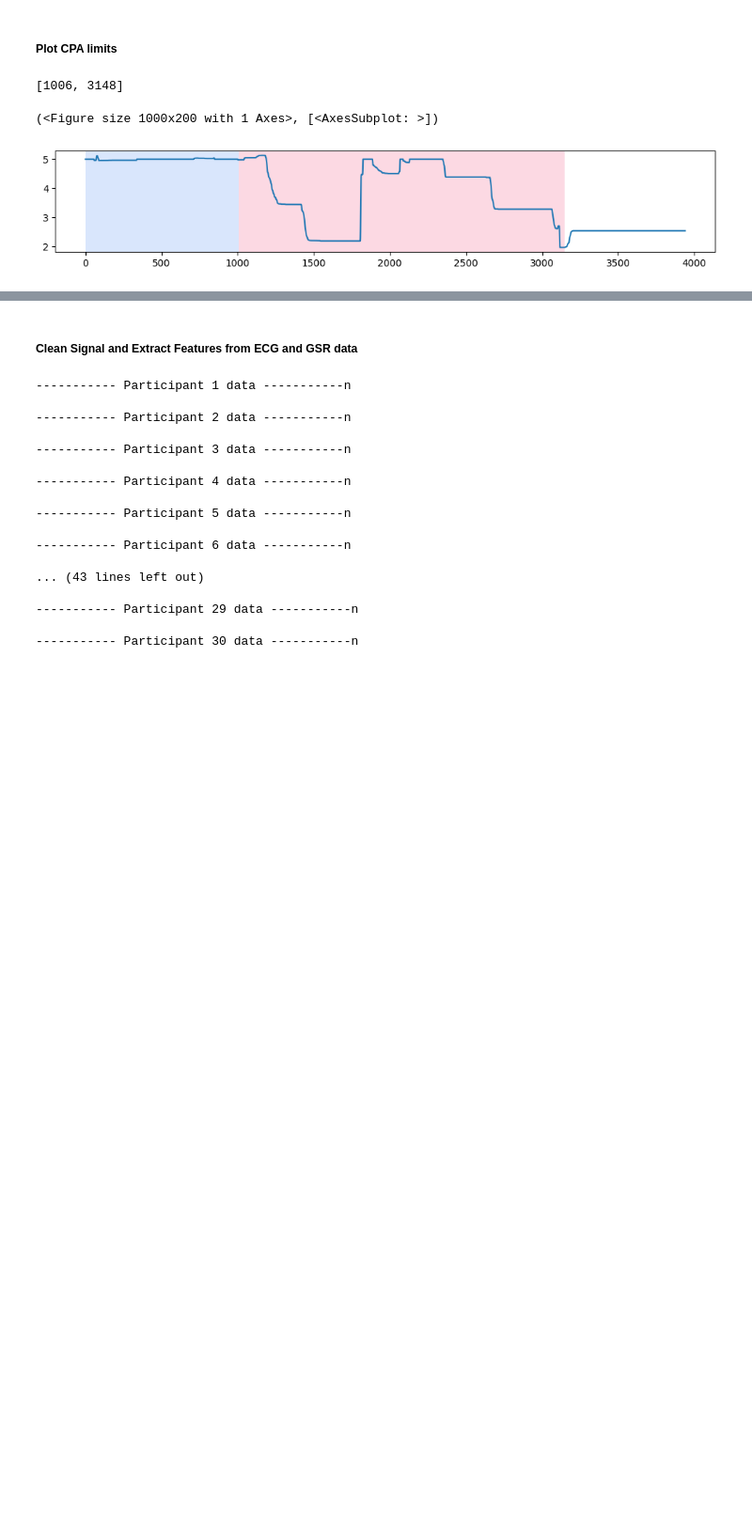
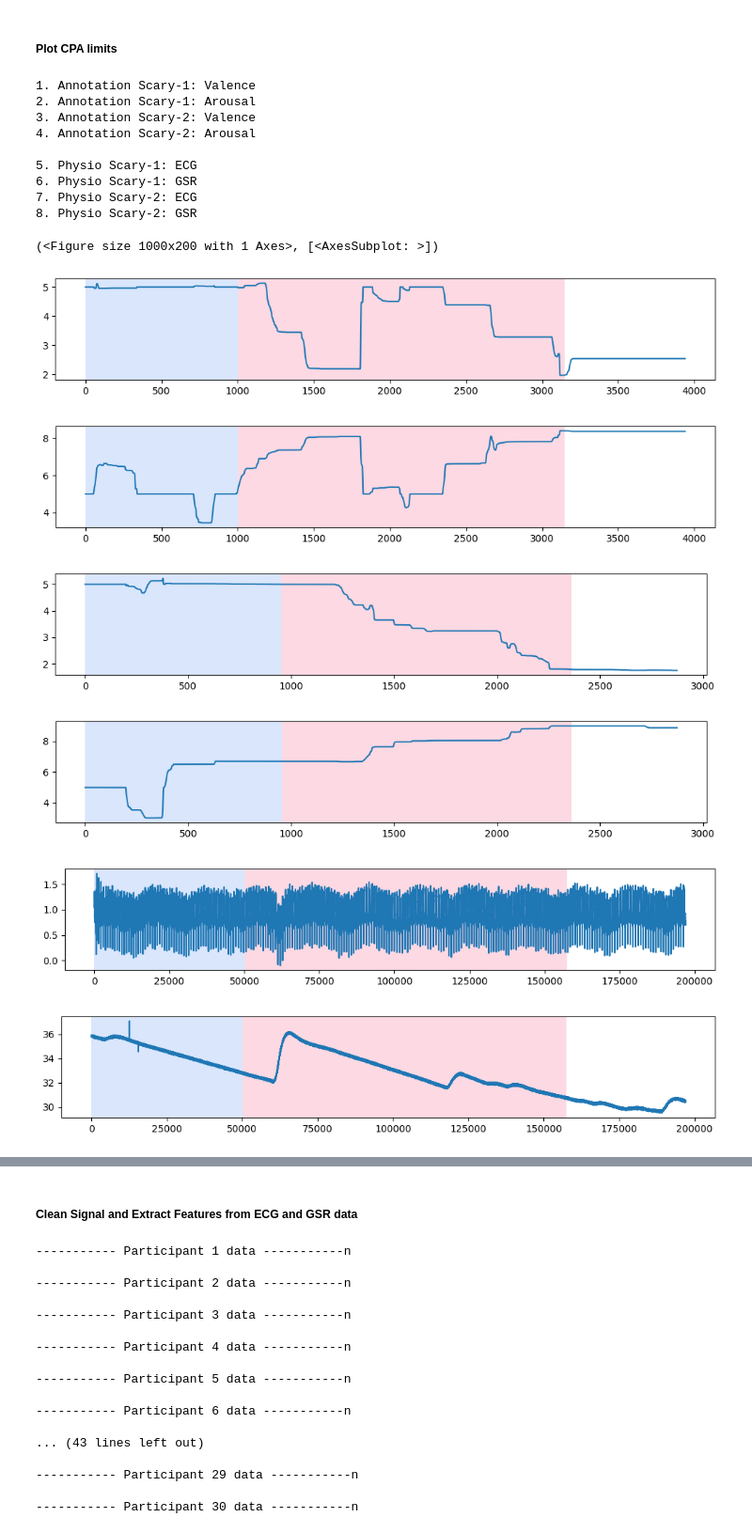
Before and after one commit to ChristosP1/CASE_project, a Jupyter notebook: FINAL_full_analysis_notebook.ipynb, the cells around one changed output, grey strips where cells are left out. Shown: that part at 94% size. Cells and saved outputs as stored; diff of their text form; code cells hidden in the pictures; blank space fills up the shorter version.

```diff
--- a/FINAL_full_analysis_notebook.ipynb
+++ b/FINAL_full_analysis_notebook.ipynb
@@ -396,9 +444,56 @@ segments_scary_2 = [segments['Start scary_2'].values[0], segments['End scary_2']
-# %%
-segments_scary_1
-# %% [output]
-[1006, 3148]
 # %%
-rpt.display(example_file_scary_1['valence'], segments_scary_1)
+# Example: Plot the annotation segments extracted from CPA
+example_file_scary_1_annotation = pd.read_csv(f'{annotation_segments_dir}/{annotation_files[0]}')
+example_file_scary_2_annotation = pd.read_csv(f'{annotation_segments_dir}/{annotation_files[1]}')
+
+# Segpents for video 1 and 2
+segments = pd.read_csv('CPA_Start_End_times.csv')
+segments_scary_1_annotation = [segments['Annotation Start scary_1'].values[0], segments['Annotation End scary_1'].values[0]]
+segments_scary_2_annotation = [segments['Annotation Start scary_2'].values[0], segments['Annotation End scary_2'].values[0]]
+
+print("1. Annotation Scary-1: Valence")
+print("2. Annotation Scary-1: Arousal")
+print("3. Annotation Scary-2: Valence")
+print("4. Annotation Scary-2: Arousal")
+
+rpt.display(example_file_scary_1_annotation['valence'], segments_scary_1_annotation)
+rpt.display(example_file_scary_1_annotation['arousal'], segments_scary_1_annotation)
+rpt.display(example_file_scary_2_annotation['valence'], segments_scary_2_annotation)
+rpt.display(example_file_scary_2_annotation['arousal'], segments_scary_2_annotation)
+
+
+# Example: Plot the physio segments extracted from CPA
+example_file_scary_1_physio = pd.read_csv(f'{physio_segments_dir}/{physio_files[0]}')
+example_file_scary_2_physio = pd.read_csv(f'{physio_segments_dir}/{physio_files[1]}')
+
+# Segpents for video 1 and 2
+segments = pd.read_csv('CPA_Start_End_times.csv')
+segments_scary_1_physio = [segments['Physio Start scary_1'].values[0], segments['Physio End scary_1'].values[0]]
+segments_scary_2_physio = [segments['Physio Start scary_2'].values[0], segments['Physio End scary_2'].values[0]]
+
+print("\n5. Physio Scary-1: ECG")
+print("6. Physio Scary-1: GSR")
+print("7. Physio Scary-2: ECG")
+print("8. Physio Scary-2: GSR")
+
+rpt.display(example_file_scary_1_physio['ecg'], segments_scary_1_physio)
+rpt.display(example_file_scary_1_physio['gsr'], segments_scary_1_physio)
+rpt.display(example_file_scary_2_physio['ecg'], segments_scary_2_physio)
+rpt.display(example_file_scary_2_physio['gsr'], segments_scary_2_physio)
 # %% [output]
-(<Figure size 1000x200 with 1 Axes>, [<AxesSubplot: >])
+1. Annotation Scary-1: Valence
+2. Annotation Scary-1: Arousal
+3. Annotation Scary-2: Valence
+4. Annotation Scary-2: Arousal
+
+5. Physio Scary-1: ECG
+6. Physio Scary-1: GSR
+7. Physio Scary-2: ECG
+8. Physio Scary-2: GSR
+(<Figure size 1000x200 with 1 Axes>, [<AxesSubplot: >])
 [figure]
+[figure, added]
+[figure, added]
+[figure, added]
+[figure, added]
+[figure, added]
```
Also changed, not shown: parts of 11 cells of this notebook.
